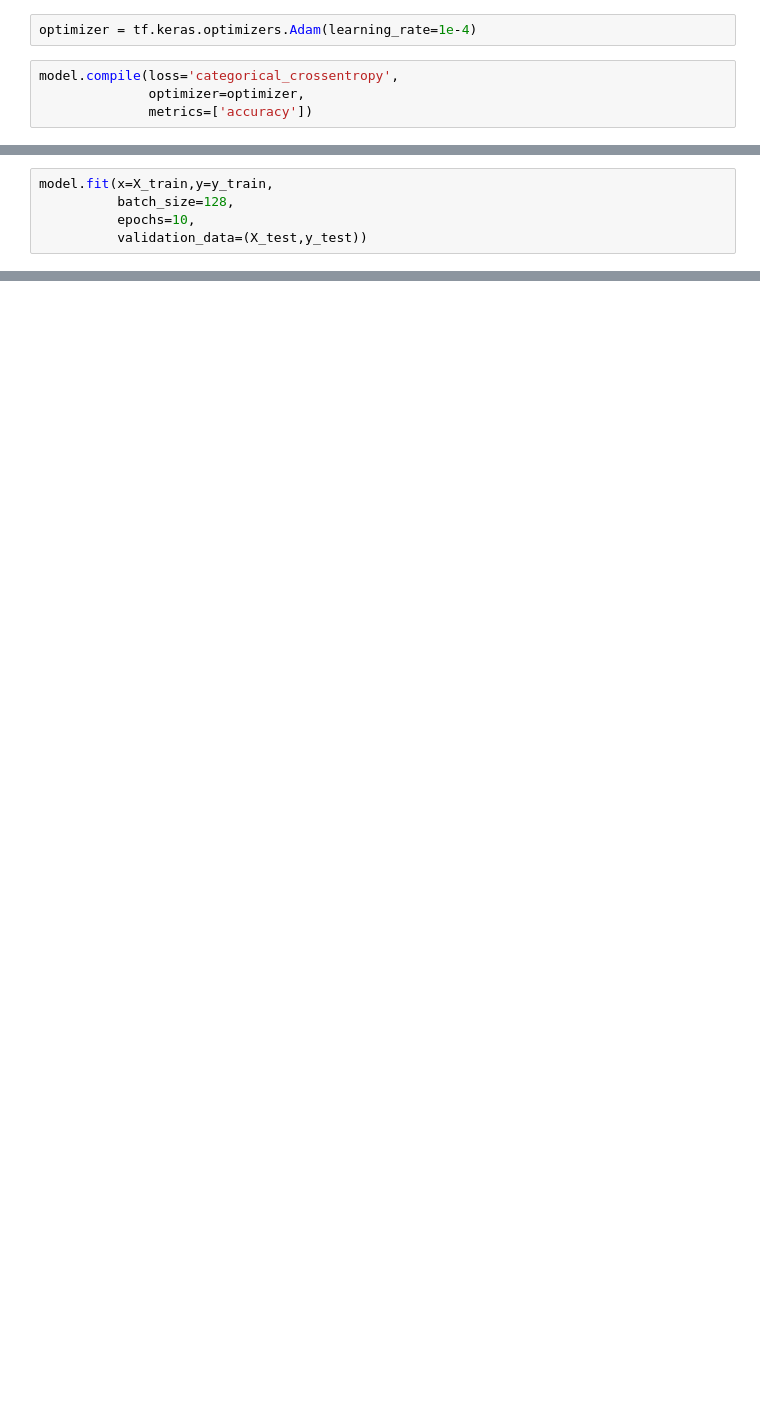
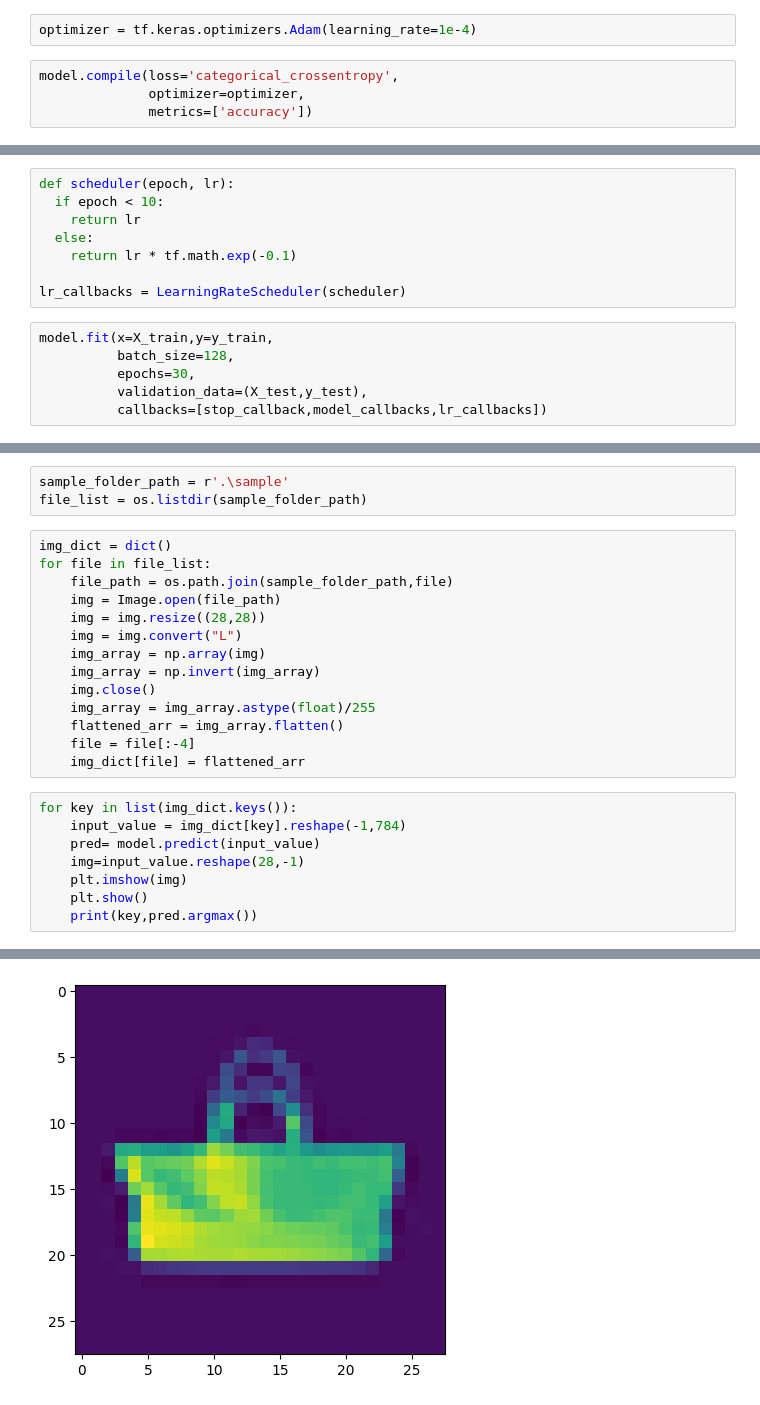
Before and after one commit to BBoBBi-MoM/class, a Jupyter notebook: DAY_0322/MNIST_keras.ipynb, the cells around one changed output, grey strips where cells are left out. Drawn from its saved outputs; the diff is of its cells as text; blank space fills up the shorter version.

```diff
--- a/DAY_0322/MNIST_keras.ipynb
+++ b/DAY_0322/MNIST_keras.ipynb
@@ -81,6 +102,15 @@ model.compile(loss='categorical_crossentropy',
+# %%
+def scheduler(epoch, lr):
+  if epoch < 10:
+    return lr
+  else:
+    return lr * tf.math.exp(-0.1)
+
+lr_callbacks = LearningRateScheduler(scheduler)
 # %%
 model.fit(x=X_train,y=y_train,
           batch_size=128,
-          epochs=10,
-          validation_data=(X_test,y_test))
+          epochs=30,
+          validation_data=(X_test,y_test),
+          callbacks=[stop_callback,model_callbacks,lr_callbacks])
 # %% [output]
@@ -132,0 +132,26 @@ Epoch 10/10
+# %%
+sample_folder_path = r'.\sample'
+file_list = os.listdir(sample_folder_path)
+# %%
+img_dict = dict()
+for file in file_list:
+    file_path = os.path.join(sample_folder_path,file)
+    img = Image.open(file_path)
+    img = img.resize((28,28))
+    img = img.convert("L")
+    img_array = np.array(img)
+    img_array = np.invert(img_array)
+    img.close()
+    img_array = img_array.astype(float)/255
+    flattened_arr = img_array.flatten()
+    file = file[:-4]
+    img_dict[file] = flattened_arr
+# %%
+for key in list(img_dict.keys()):
+    input_value = img_dict[key].reshape(-1,784)
+    pred= model.predict(input_value)
+    img=input_value.reshape(28,-1)
+    plt.imshow(img)
+    plt.show()
+    print(key,pred.argmax())
+# %% [output]
@@ -132,0 +159 @@ Epoch 10/10
+[figure, added]
```
Also changed, not shown: parts of 11 cells of this notebook, 8 other files.
